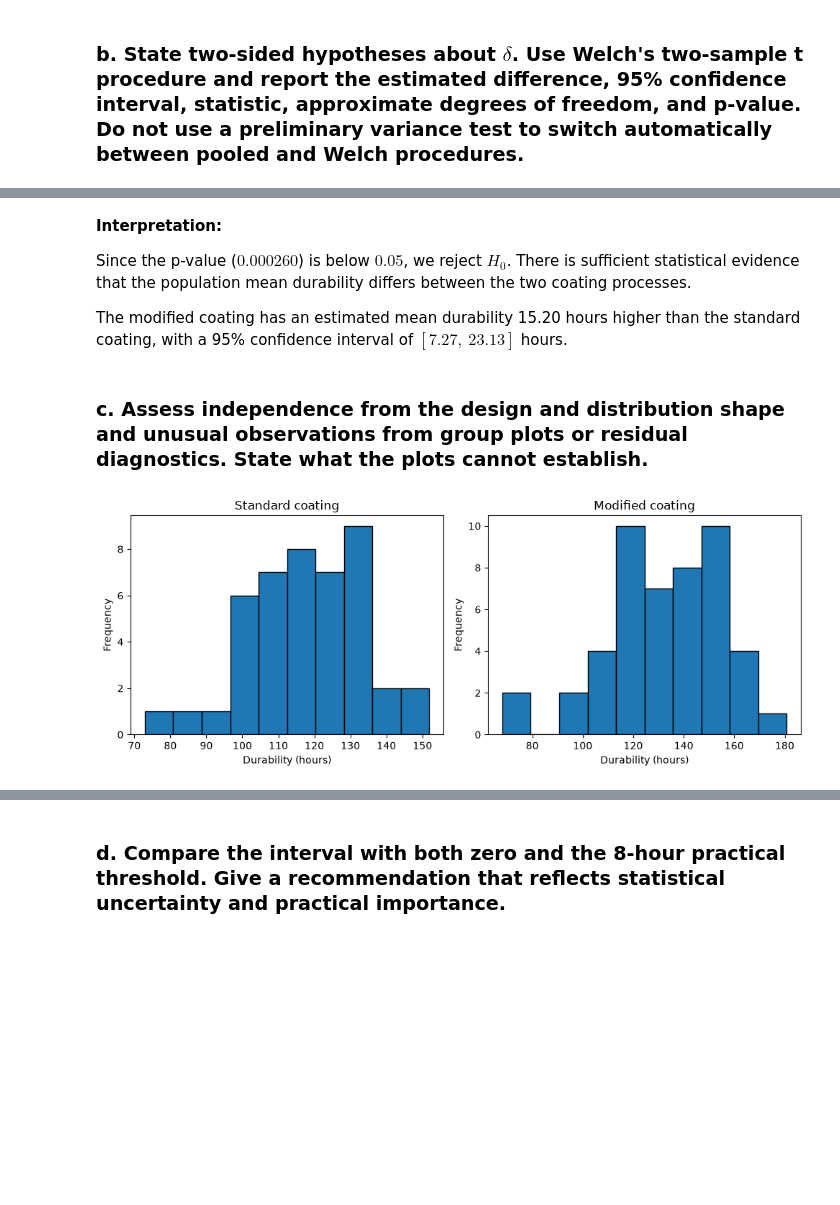
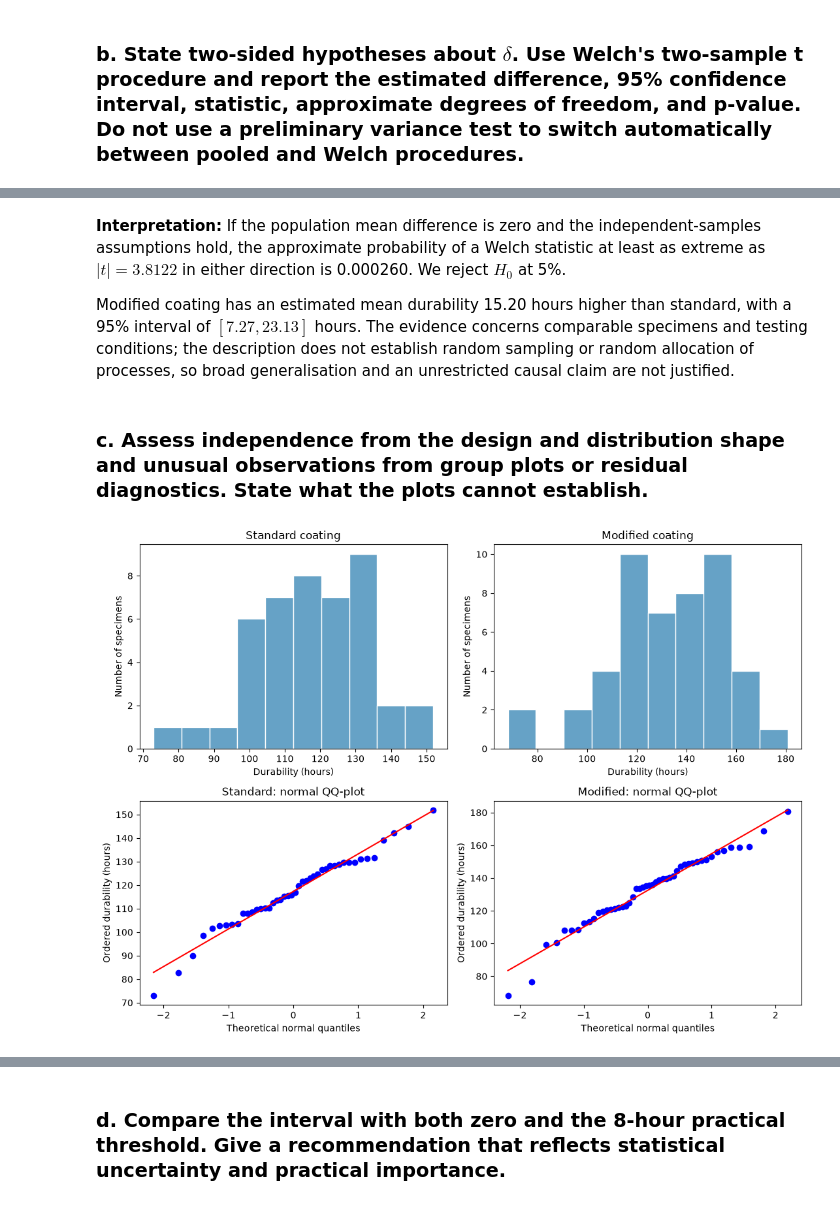
Before and after one commit to SnehaKoirala/STA_Assignments, a Jupyter notebook: Assignment4/Assignment4.ipynb, the cells around one changed output, grey strips where cells are left out. Saved outputs shown, nothing was run; the diff lists cells and outputs as text; code cells hidden in the pictures; blank space fills up the shorter version.

```diff
--- a/Assignment4/Assignment4.ipynb
+++ b/Assignment4/Assignment4.ipynb
@@ -23,6 +29,17 @@
 # %%
 from pathlib import Path
+
+import numpy as np
 import pandas as pd
-import numpy as np
+import matplotlib.pyplot as plt
 from scipy import stats
+from IPython.display import display
+from statsmodels.stats.proportion import (
+    confint_proportions_2indep, proportions_ztest,
+)
+
+alpha = 0.05
+pd.set_option("display.max_columns", None)
+pd.set_option("display.float_format", lambda value: f"{value:.4f}")
+plt.rcParams.update({"figure.figsize": (9, 4.5), "axes.grid": False})
 # %%
@@ -488,28 +647,30 @@ P-value: 0.000260
 # %% [markdown]
+**Interpretation:** If the population mean difference is zero and the
+independent-samples assumptions hold, the approximate probability of a Welch
+statistic at least as extreme as $|t|=3.8122$ in either direction is 0.000260.
+We reject $H_0$ at 5%.
 
-**Interpretation:**
-
-Since the p-value ($0.000260$) is below $0.05$, we reject $H_0$. There is sufficient statistical evidence that the population mean durability differs between the two coating processes.
-
-The modified coating has an estimated mean durability 15.20 hours higher than the standard coating, with a 95% confidence interval of $[7.27,\ 23.13]$ hours.
+Modified coating has an estimated mean durability 15.20 hours higher than
+standard, with a 95% interval of $[7.27,23.13]$ hours. The evidence concerns
+comparable specimens and testing conditions; the description does not establish
+random sampling or random allocation of processes, so broad generalisation
+and an unrestricted causal claim are not justified.
 # %% [markdown]
 ### c. Assess independence from the design and distribution shape and unusual observations from group plots or residual diagnostics. State what the plots cannot establish.
 # %%
-
-fig, axes = plt.subplots(1, 2, figsize=(10, 4))
-
-axes[0].hist(standard, bins=10, edgecolor="black")
-axes[0].set_title("Standard coating")
-axes[0].set_xlabel("Durability (hours)")
-axes[0].set_ylabel("Frequency")
-
-axes[1].hist(modified, bins=10, edgecolor="black")
-axes[1].set_title("Modified coating")
-axes[1].set_xlabel("Durability (hours)")
-axes[1].set_ylabel("Frequency")
-
+fig, axes = plt.subplots(2, 2, figsize=(11, 8))
+for column, (name, values) in enumerate([
+    ("Standard", standard), ("Modified", modified)
+]):
+    axes[0, column].hist(values, bins=10, edgecolor="white", color="#66A2C6")
+    axes[0, column].set(title=f"{name} coating", xlabel="Durability (hours)",
+                        ylabel="Number of specimens")
+    stats.probplot(values, dist="norm", plot=axes[1, column])
+    axes[1, column].set(title=f"{name}: normal QQ-plot",
+                        xlabel="Theoretical normal quantiles",
+                        ylabel="Ordered durability (hours)")
 plt.tight_layout()
 plt.show()
 # %% [output]
-[figure, old version]
+[figure, new version]
 # %% [markdown]
```
Also changed, not shown: parts of 60 cells of this notebook.
